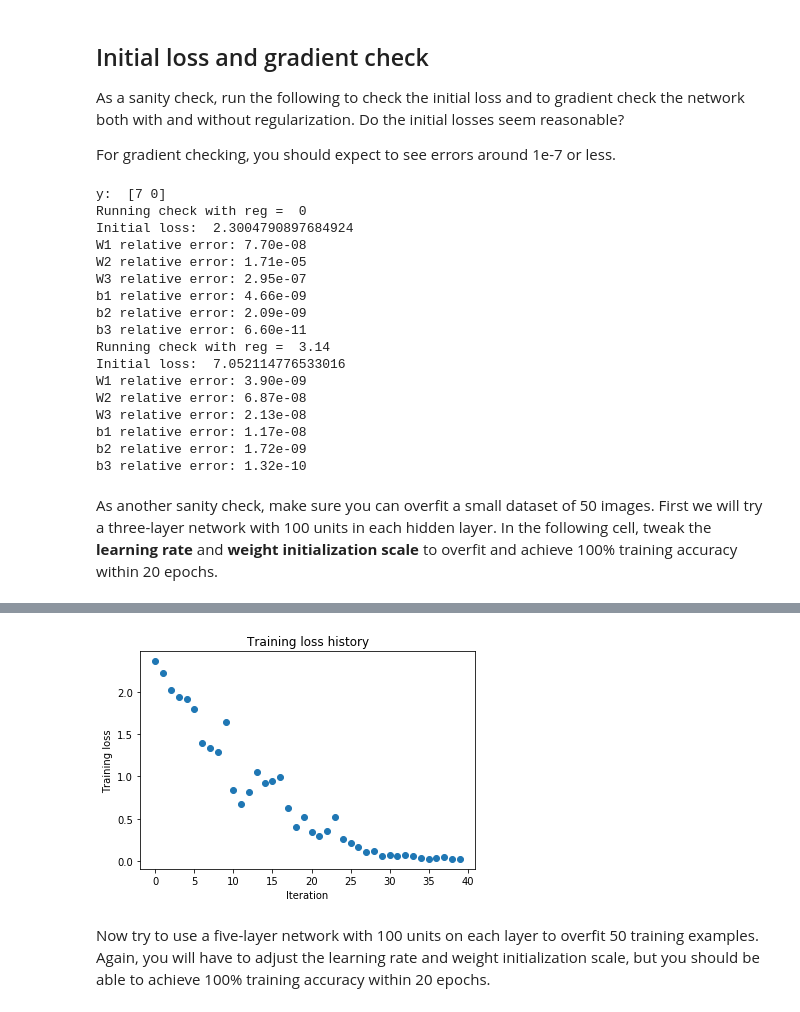
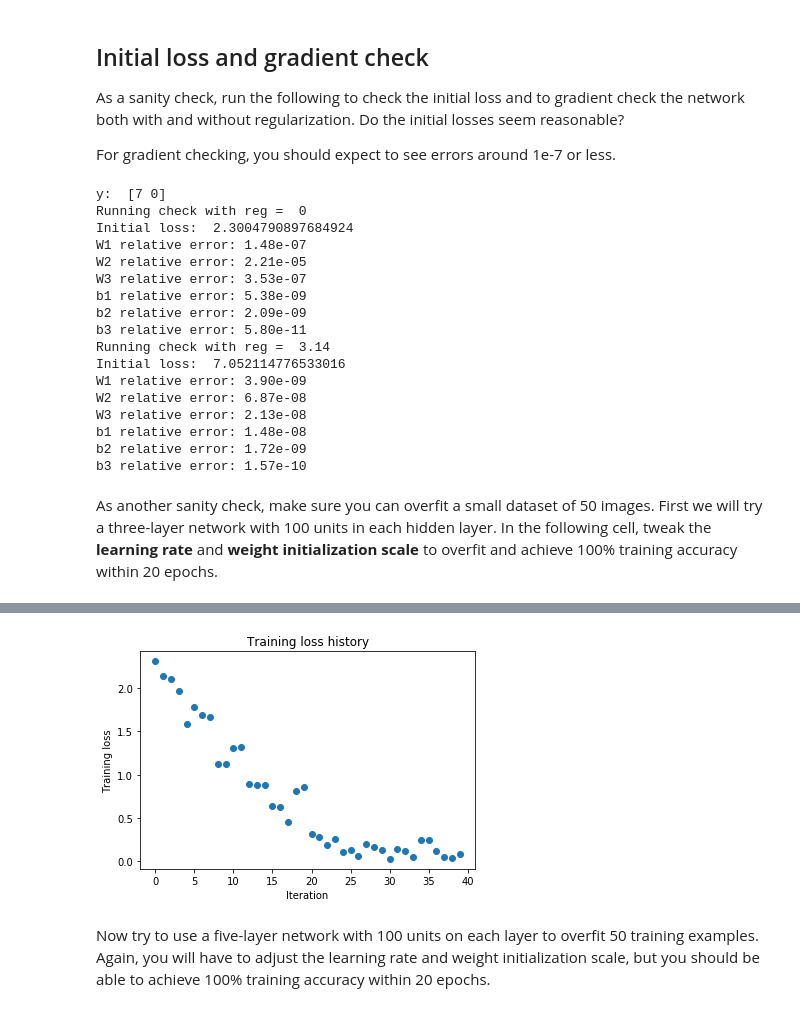
Before and after one commit to usmanr149/CS231n, a Jupyter notebook: assignment2/FullyConnectedNets.ipynb, the cells around one changed output, grey strips where cells are left out. Saved outputs shown, nothing was run; the diff lists cells and outputs as text; code cells hidden in the pictures.

```diff
--- a/assignment2/FullyConnectedNets.ipynb
+++ b/assignment2/FullyConnectedNets.ipynb
@@ -398,13 +630,14 @@ For gradient checking, you should expect to see errors around 1e-7 or less.
 # %%
 np.random.seed(231)
 N, D, H1, H2, C = 2, 15, 20, 30, 10
+# N, D, H1, H2, H3, C = 2, 15, 20, 30, 40, 10
 X = np.random.randn(N, D)
 y = np.random.randint(C, size=(N,))
 print('y: ', y)
 
 for reg in [0, 3.14]:
     print('Running check with reg = ', reg)
-    model = FullyConnectedNet([H1, H2], input_dim=D, num_classes=C,
+    model = FullyConnectedNet_([H1, H2], input_dim=D, num_classes=C,
                             reg=reg, weight_scale=5e-2, dtype=np.float64)
 
     loss, grads = model.loss(X, y)
@@ -421,20 +654,20 @@ for reg in [0, 3.14]:
 y:  [7 0]
 Running check with reg =  0
 Initial loss:  2.3004790897684924
-W1 relative error: 7.70e-08
-W2 relative error: 1.71e-05
-W3 relative error: 2.95e-07
-b1 relative error: 4.66e-09
+W1 relative error: 1.48e-07
+W2 relative error: 2.21e-05
+W3 relative error: 3.53e-07
+b1 relative error: 5.38e-09
 b2 relative error: 2.09e-09
-b3 relative error: 6.60e-11
+b3 relative error: 5.80e-11
 Running check with reg =  3.14
 Initial loss:  7.052114776533016
 W1 relative error: 3.90e-09
 W2 relative error: 6.87e-08
 W3 relative error: 2.13e-08
-b1 relative error: 1.17e-08
+b1 relative error: 1.48e-08
 b2 relative error: 1.72e-09
-b3 relative error: 1.32e-10
+b3 relative error: 1.57e-10
 # %% [markdown]
 As another sanity check, make sure you can overfit a small dataset of 50 images. First we will try a three-layer network with 100 units in each hidden layer. In the following cell, tweak the **learning rate** and **weight initialization scale** to overfit and achieve 100% training accuracy within 20 epochs.
 # %%
@@ -448,7 +681,7 @@ small_data = {
 
 weight_scale = 1e-2   # Experiment with this!
 learning_rate = 1e-2  # Experiment with this!
-model = FullyConnectedNet([100, 100],
+model = FullyConnectedNet_([100, 100],
               weight_scale=weight_scale, reg=5e-6, dtype=np.float64)
 solver = Solver(model, small_data,
                 print_every=10, num_epochs=20, batch_size=25,
@@ -485,4 +718,4 @@ plt.show()
-[figure, old version]
+[figure, new version]
 # %% [markdown]
 Now try to use a five-layer network with 100 units on each layer to overfit 50 training examples. Again, you will have to adjust the learning rate and weight initialization scale, but you should be able to achieve 100% training accuracy within 20 epochs.
 # %%
```
Also changed, not shown: parts of 9 cells of this notebook, 1 other file.
